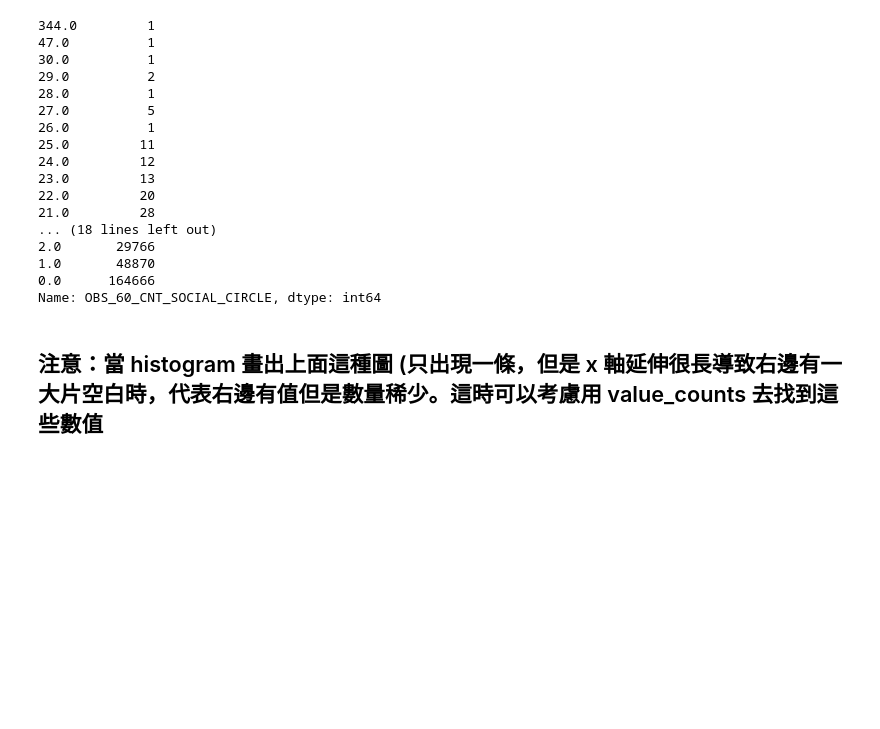
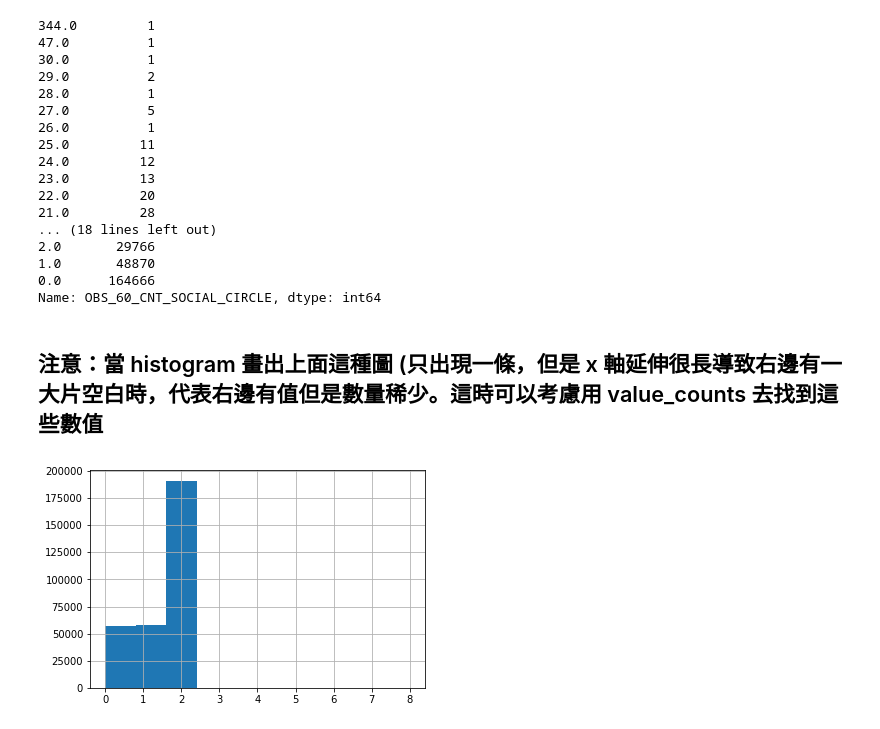
Before and after one commit to kemditkb/3rd-ML100Days, a Jupyter notebook: D9/Day_009_HW.ipynb, the cells around one changed output. Cells and saved outputs as stored; diff of their text form; code cells hidden in the pictures; blank space fills up the shorter version.

```diff
--- a/D9/Day_009_HW.ipynb
+++ b/D9/Day_009_HW.ipynb
@@ -278,11 +278,13 @@ Name: OBS_60_CNT_SOCIAL_CIRCLE, dtype: int64
 # %%
 # 把一些極端值暫時去掉，在繪製一次 Histogram
 # 選擇 OBS_60_CNT_SOCIAL_CIRCLE 小於 20 的資料點繪製
 """
 Your Code Here
 """
-loc_a =
-loc_b =
+loc_a = app_train[app_train['OBS_60_CNT_SOCIAL_CIRCLE'] < 20]['OBS_60_CNT_SOCIAL_CIRCLE']
+loc_b = 'OBS_60_CNT_SOCIAL_CIRCLE'
 
 app_train.loc[loc_a, loc_b].hist()
 plt.show()
+# %% [output]
+[figure, added]
```
